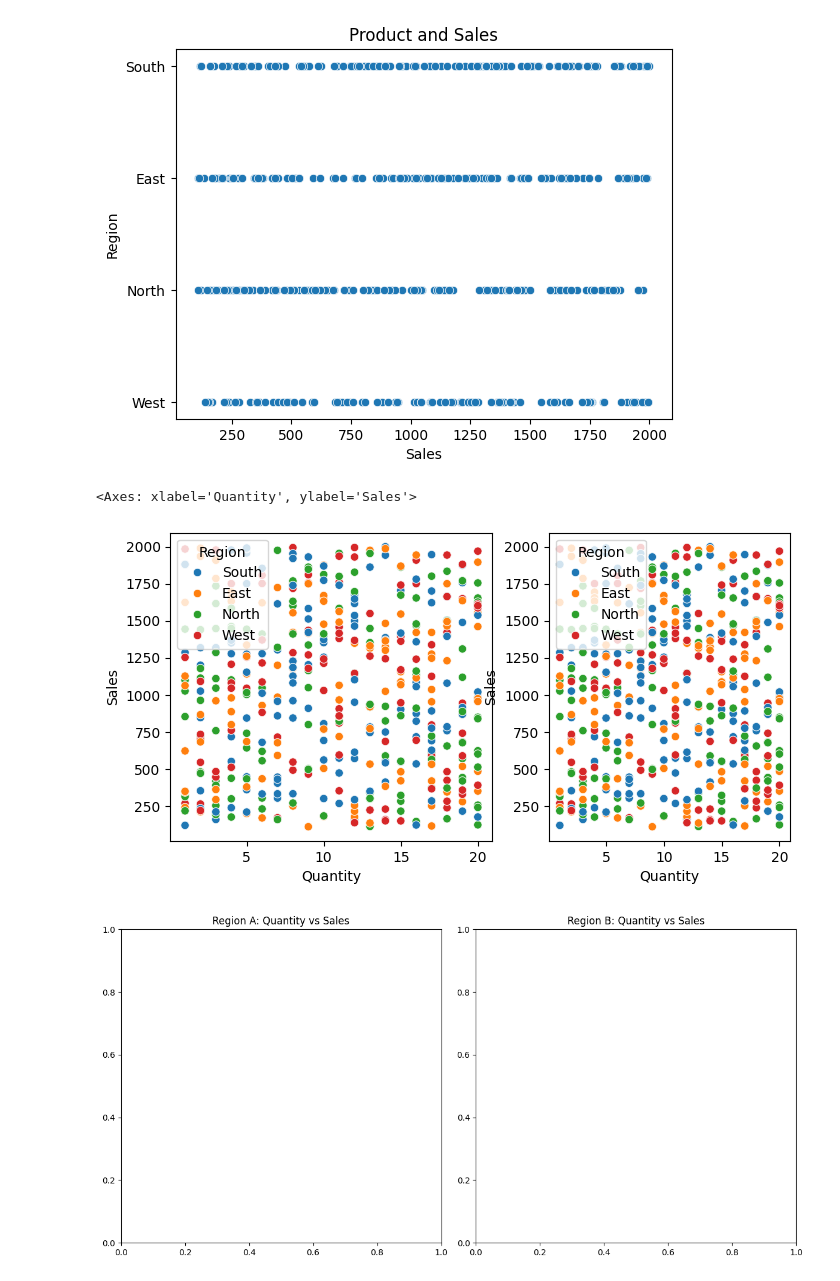
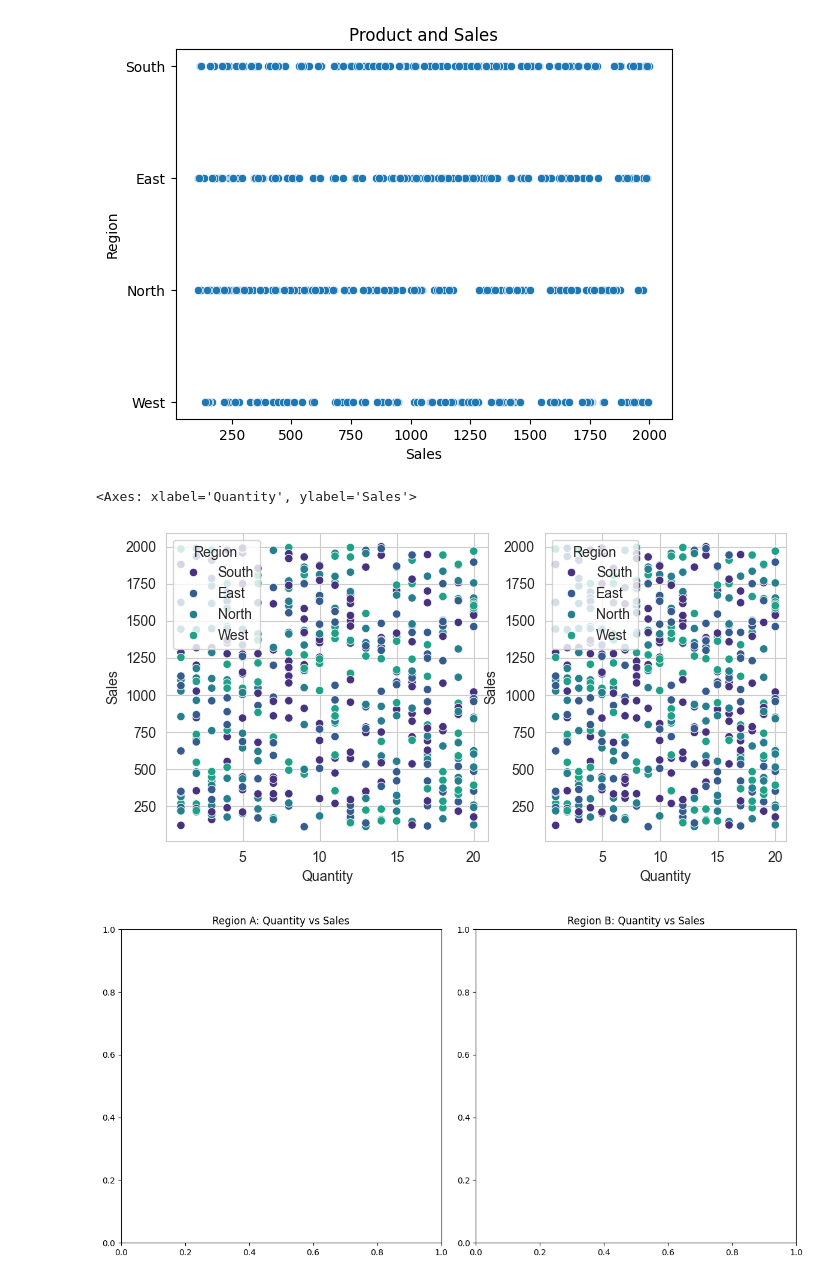
Before and after one commit to avinash7375/DeepLearningTensorflow, a Jupyter notebook: dv.ipynb, the cells around one changed output. Drawn from its saved outputs; the diff is of its cells as text; code cells hidden in the pictures.

```diff
--- a/dv.ipynb
+++ b/dv.ipynb
@@ -86,6 +86,8 @@ plt.show()
 [figure]
 # %%
 sns.boxplot(data=data, x='Product', y='Sales')
+sns.set_style("whitegrid")
+sns.set_palette("viridis")
 plt.title("Box Plot of your_category_column vs your_numerical_column")
 plt.show()
 # %% [output]
@@ -103,11 +105,13 @@ plt.show()
 [figure]
 # %%
 f, axs = plt.subplots(1, 2, figsize=(8, 4), gridspec_kw=dict(width_ratios=[4, 3]))
+sns.set_style("whitegrid")
+sns.set_palette("viridis")
 sns.scatterplot(data=data, x="Quantity", y="Sales", hue="Region", ax=axs[0])
 sns.scatterplot(data=data, x="Quantity", y="Sales", hue="Region", ax=axs[1])
 # %% [output]
 <Axes: xlabel='Quantity', ylabel='Sales'>
-[figure, old version]
+[figure, new version]
 # %%
 import matplotlib.pyplot as plt
 import seaborn as sns
```
Also changed, not shown: parts of 5 cells of this notebook.
